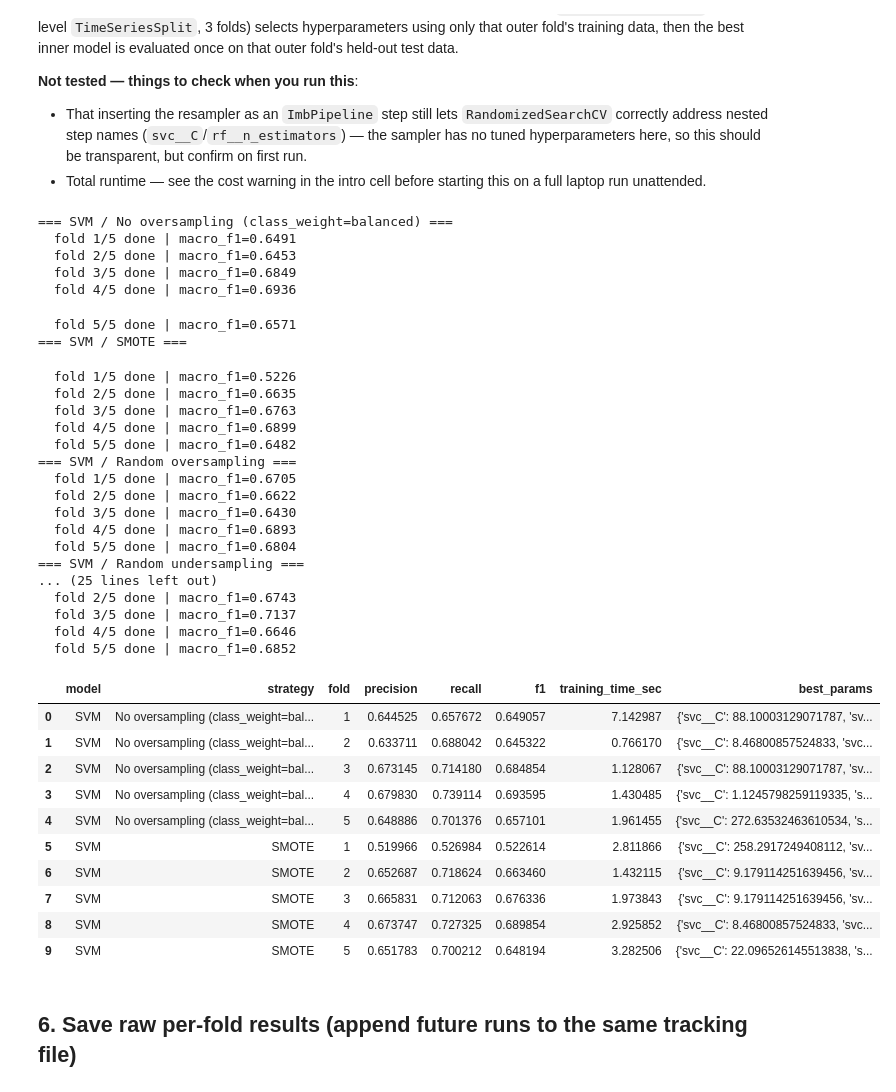
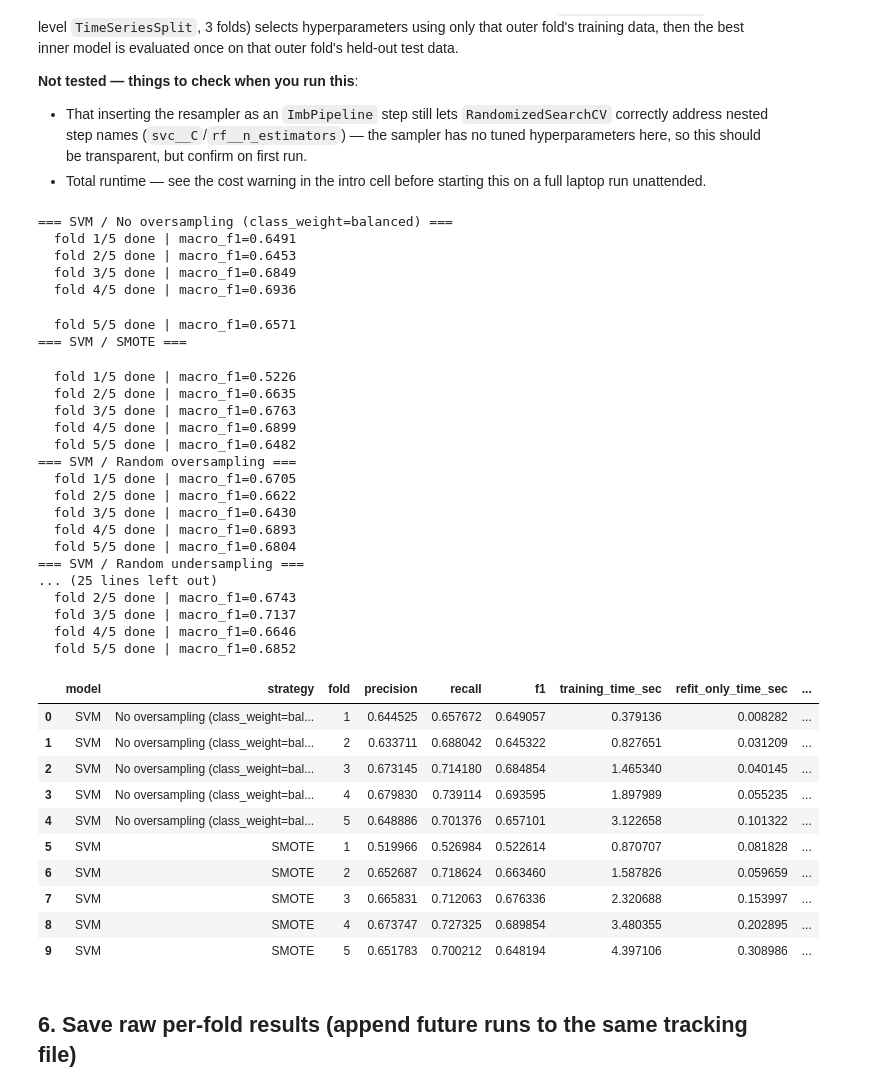
Before and after one commit to KDool/formula1_data_mining_project, a Jupyter notebook: models_training/imbalance_strategy_nestedcv.ipynb, the cells around one changed output. Drawn from its saved outputs; the diff is of its cells as text; code cells hidden in the pictures.

Commit message:
adding more time :only refit_time and n_iter due to a warning in the training phase

```diff
--- a/models_training/imbalance_strategy_nestedcv.ipynb
+++ b/models_training/imbalance_strategy_nestedcv.ipynb
@@ -225,7 +225,16 @@ for model_name, (make_pipeline_fn, param_dist) in model_configs.items():
             search.fit(X_train, y_train)
             elapsed_time = time.time() - start_time
             y_pred = search.predict(X_test)
+            best_model = search.best_estimator_
 
+
+            start_refit = time.time()
+            best_model.fit(X_train, y_train)
+            refit_only_time = time.time() - start_refit
+            n_iter_actual = None
+            if "svc" in best_model.named_steps:
+                n_iter_val = best_model.named_steps["svc"].n_iter_
+                n_iter_actual = int(n_iter_val[0]) if hasattr(n_iter_val, "__len__") else int(n_iter_val)
             results.append({
                 "model": model_name,
                 "strategy": strategy_name,
@@ -234,48 +243,50 @@ for model_name, (make_pipeline_fn, param_dist) in model_configs.items():
                 "recall": recall_score(y_test, y_pred, average="macro", zero_division=0),
                 "f1": f1_score(y_test, y_pred, average="macro", zero_division=0),
                 "training_time_sec": elapsed_time,
+                "refit_only_time_sec": refit_only_time,
+                "svm_n_iter_actual": n_iter_actual,
                 "best_params": search.best_params_,
             })
             print(f"  fold {fold_idx}/5 done | macro_f1={results[-1]['f1']:.4f}")
 
 results_df = pd.DataFrame(results)
 results_df.head(10)
 # %% [output]
 === SVM / No oversampling (class_weight=balanced) ===
   fold 1/5 done | macro_f1=0.6491
   fold 2/5 done | macro_f1=0.6453
   fold 3/5 done | macro_f1=0.6849
   fold 4/5 done | macro_f1=0.6936
   fold 5/5 done | macro_f1=0.6571
 === SVM / SMOTE ===
   fold 1/5 done | macro_f1=0.5226
   fold 2/5 done | macro_f1=0.6635
   fold 3/5 done | macro_f1=0.6763
   fold 4/5 done | macro_f1=0.6899
   fold 5/5 done | macro_f1=0.6482
 === SVM / Random oversampling ===
   fold 1/5 done | macro_f1=0.6705
   fold 2/5 done | macro_f1=0.6622
   fold 3/5 done | macro_f1=0.6430
   fold 4/5 done | macro_f1=0.6893
   fold 5/5 done | macro_f1=0.6804
 === SVM / Random undersampling ===
 ... (25 lines left out)
   fold 2/5 done | macro_f1=0.6743
   fold 3/5 done | macro_f1=0.7137
   fold 4/5 done | macro_f1=0.6646
   fold 5/5 done | macro_f1=0.6852
-|  | model | strategy | fold | precision | recall | f1 | training_time_sec | best_params |
-| 0 | SVM | No oversampling (class_weight=bal... | 1 | 0.644525 | 0.657672 | 0.649057 | 7.142987 | {'svc__C': 88.10003129071787, 'sv... |
-| 1 | SVM | No oversampling (class_weight=bal... | 2 | 0.633711 | 0.688042 | 0.645322 | 0.766170 | {'svc__C': 8.46800857524833, 'svc... |
-| 2 | SVM | No oversampling (class_weight=bal... | 3 | 0.673145 | 0.714180 | 0.684854 | 1.128067 | {'svc__C': 88.10003129071787, 'sv... |
-| 3 | SVM | No oversampling (class_weight=bal... | 4 | 0.679830 | 0.739114 | 0.693595 | 1.430485 | {'svc__C': 1.1245798259119335, 's... |
-| 4 | SVM | No oversampling (class_weight=bal... | 5 | 0.648886 | 0.701376 | 0.657101 | 1.961455 | {'svc__C': 272.63532463610534, 's... |
-| 5 | SVM | SMOTE | 1 | 0.519966 | 0.526984 | 0.522614 | 2.811866 | {'svc__C': 258.2917249408112, 'sv... |
-| 6 | SVM | SMOTE | 2 | 0.652687 | 0.718624 | 0.663460 | 1.432115 | {'svc__C': 9.179114251639456, 'sv... |
-| 7 | SVM | SMOTE | 3 | 0.665831 | 0.712063 | 0.676336 | 1.973843 | {'svc__C': 9.179114251639456, 'sv... |
-| 8 | SVM | SMOTE | 4 | 0.673747 | 0.727325 | 0.689854 | 2.925852 | {'svc__C': 8.46800857524833, 'svc... |
-| 9 | SVM | SMOTE | 5 | 0.651783 | 0.700212 | 0.648194 | 3.282506 | {'svc__C': 22.096526145513838, 's... |
+|  | model | strategy | fold | precision | recall | f1 | training_time_sec | refit_only_time_sec | ... |
+| 0 | SVM | No oversampling (class_weight=bal... | 1 | 0.644525 | 0.657672 | 0.649057 | 0.379136 | 0.008282 | ... |
+| 1 | SVM | No oversampling (class_weight=bal... | 2 | 0.633711 | 0.688042 | 0.645322 | 0.827651 | 0.031209 | ... |
+| 2 | SVM | No oversampling (class_weight=bal... | 3 | 0.673145 | 0.714180 | 0.684854 | 1.465340 | 0.040145 | ... |
+| 3 | SVM | No oversampling (class_weight=bal... | 4 | 0.679830 | 0.739114 | 0.693595 | 1.897989 | 0.055235 | ... |
+| 4 | SVM | No oversampling (class_weight=bal... | 5 | 0.648886 | 0.701376 | 0.657101 | 3.122658 | 0.101322 | ... |
+| 5 | SVM | SMOTE | 1 | 0.519966 | 0.526984 | 0.522614 | 0.870707 | 0.081828 | ... |
+| 6 | SVM | SMOTE | 2 | 0.652687 | 0.718624 | 0.663460 | 1.587826 | 0.059659 | ... |
+| 7 | SVM | SMOTE | 3 | 0.665831 | 0.712063 | 0.676336 | 2.320688 | 0.153997 | ... |
+| 8 | SVM | SMOTE | 4 | 0.673747 | 0.727325 | 0.689854 | 3.480355 | 0.202895 | ... |
+| 9 | SVM | SMOTE | 5 | 0.651783 | 0.700212 | 0.648194 | 4.397106 | 0.308986 | ... |
 # %% [markdown]
 ## 6. Save raw per-fold results (append future runs to the same tracking file)
 # %%
```
